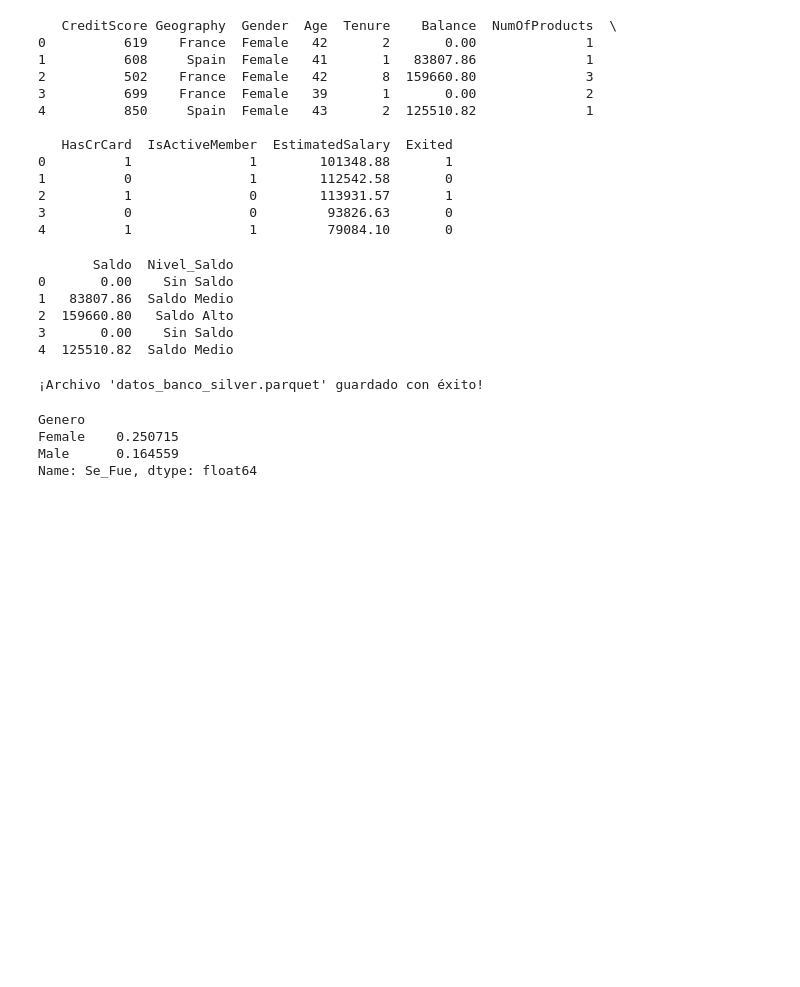
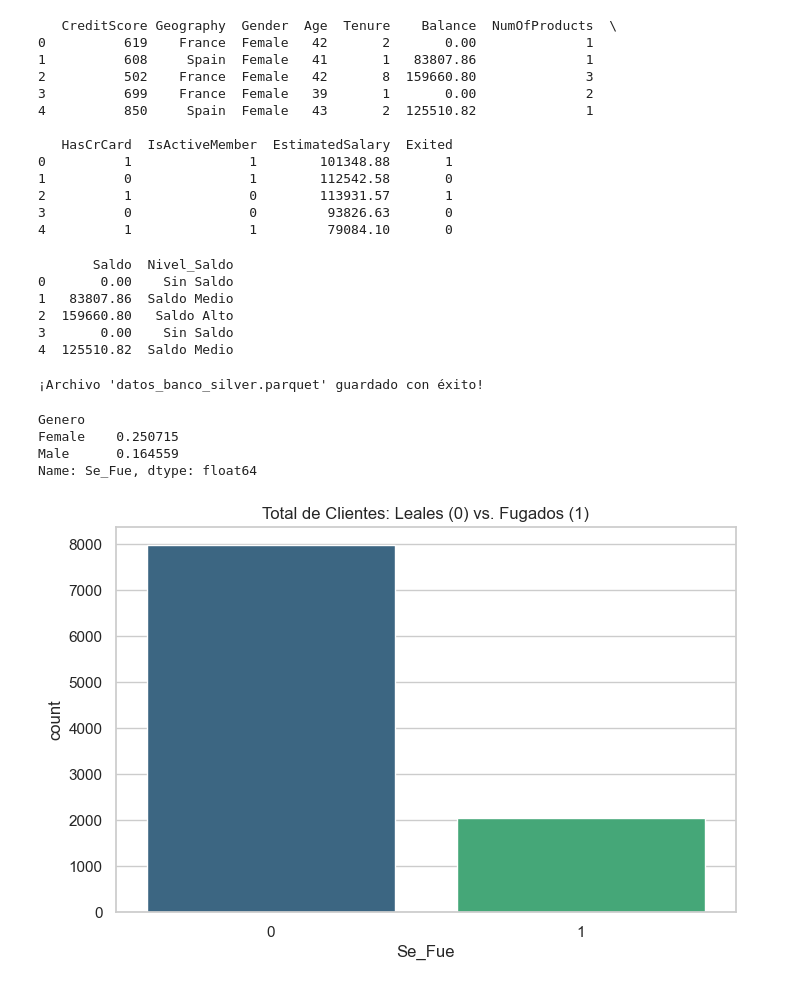
Before and after one commit to maidanaignacio/Proyecto-Data-Banca, a Jupyter notebook: proyecto_banca1.ipynb, the cells around one changed output. Drawn from its saved outputs; the diff is of its cells as text; code cells hidden in the pictures; blank space fills up the shorter version.

Commit message:
Add files via upload
Análisis visual de fugas por edad y saldo.

```diff
--- a/proyecto_banca1.ipynb
+++ b/proyecto_banca1.ipynb
@@ -92,3 +96,21 @@ Genero
 Female    0.250715
 Male      0.164559
 Name: Se_Fue, dtype: float64
+# %%
+import warnings
+warnings.filterwarnings('ignore')
+
+
+import seaborn as sns
+import matplotlib.pyplot as plt
+
+# Configuramos el estilo de los gráficos
+sns.set_theme(style="whitegrid")
+
+# Gráfico 1: ¿Cuánta gente se ha ido realmente?
+plt.figure(figsize=(8, 5))
+sns.countplot(x='Se_Fue', data=df_limpio, palette='viridis')
+plt.title('Total de Clientes: Leales (0) vs. Fugados (1)')
+plt.show()
+# %% [output]
+[figure, added]
```
Also changed, not shown: parts of 3 cells of this notebook.
